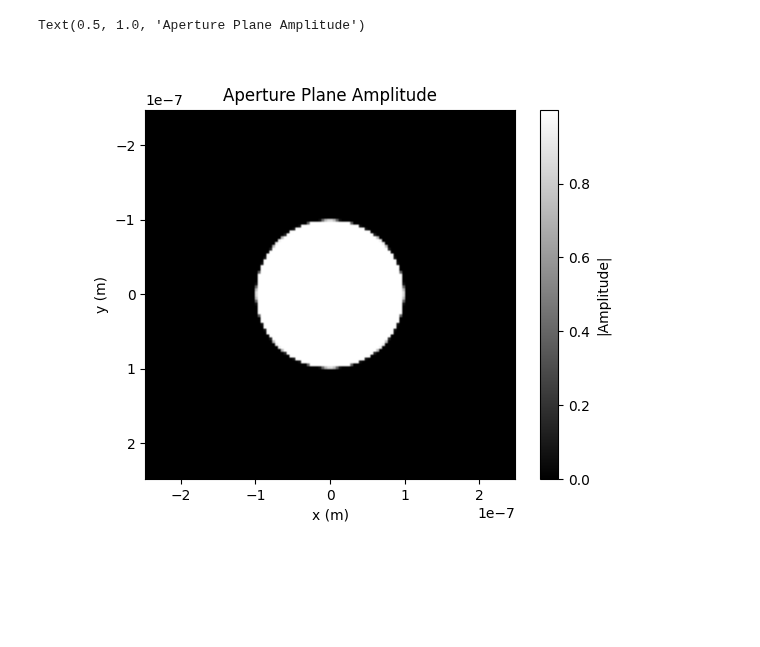
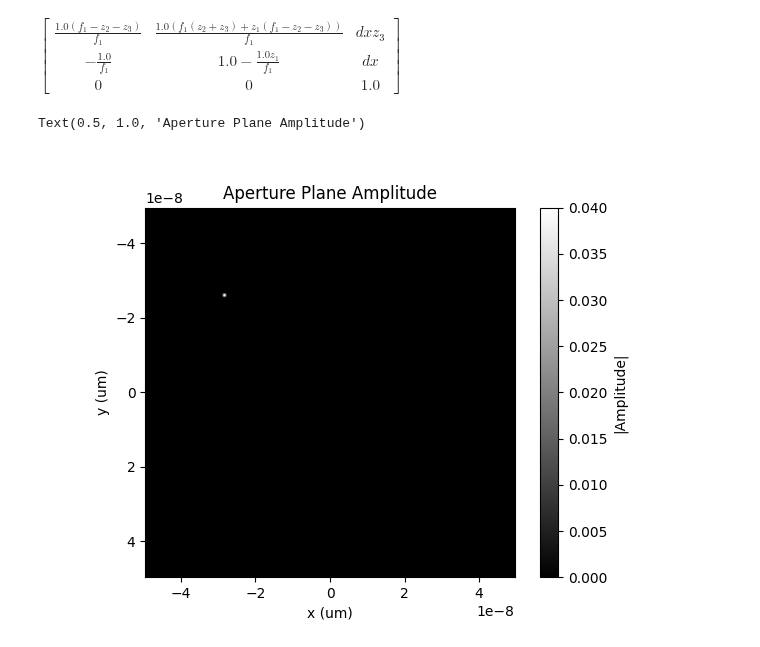
Before and after one commit to TemGym/TemGymCore, a Jupyter notebook: examples/biprism.ipynb, the cells around one changed output. Drawn from its saved outputs; the diff is of its cells as text; code cells hidden in the pictures; blank space fills up the shorter version.

```diff
--- a/examples/biprism.ipynb
+++ b/examples/biprism.ipynb
@@ -20,15 +22,75 @@ import matplotlib.pyplot as plt
+# %%
+import sympy as sp
+
+def propagation_matrix(z, xp=sp):
+    """
+    Returns the 3x3 ABCD matrix for free space propagation over distance z.
+    """
+    if xp == sp:
+        return xp.Matrix([[1, z, 0], [0, 1, 0], [0, 0, 1]])
+    elif xp == np:
+        return np.array([[1.0, z, 0.0], [0.0, 1.0, 0.0], [0.0, 0.0, 1.0]],
+                        dtype=np.float64)
+    elif xp == jnp:
+        return jnp.array([[1.0, z, 0.0], [0.0, 1.0, 0.0], [0.0, 0.0, 1.0]],
+                         dtype=jnp.float64)
+
+
+def lens_matrix(f, xp=sp):
+    """
+    Returns the 3x3 ABCD matrix for a thin lens with focal length f.
+    """
+    if xp == sp:
+        return xp.Matrix([[1, 0, 0], [-1 / f, 1, 0], [0, 0, 1]])
+    elif xp == np:
+        return np.array([[1.0, 0.0, 0.0], [-1.0 / f, 1.0, 0.0], [0.0, 0.0, 1.0]],
+                        dtype=np.float64)
+    elif xp == jnp:
+        return jnp.array([[1.0, 0.0, 0.0], [-1.0 / f, 1.0, 0.0], [0.0, 0.0, 1.0]],
+                         dtype=jnp.float64)
+
+
+def biprism_matrix(biprism_deflection, xp=sp):
+    """
+    Returns the 3x3 ABCD matrix for a thin lens with focal length f.
+    """
+    if xp == sp:
+        return xp.Matrix([[1.0, 0.0, 0.0],
+                          [0.0, 1.0, biprism_deflection],
+                          [0.0, 0.0, 1.0]])
+    elif xp == np:
+        return np.array([[1.0, 0.0, 0.0], [0.0, 1.0, biprism_deflection], [0.0, 0.0, 1.0]],
+                        dtype=np.float64)
+    elif xp == jnp:
+        return jnp.array([[1.0, 0.0, 0.0], [0.0, 1.0, biprism_deflection], [0.0, 0.0, 1.0]],
+                         dtype=jnp.float64)
+
+z1, z2, z3, f1, dx = sp.symbols('z1 z2 z3 f1 dx')
+prop1 = propagation_matrix(z1)
+lens1 = lens_matrix(f1)
+prop2 = propagation_matrix(z2)
+def1 = biprism_matrix(dx)
+prop3 = propagation_matrix(z3)
+
+M = prop3 @ def1 @ prop2 @ lens1 @ prop1
+M = sp.simplify(M)
+
+display(M)
+# %% [output]
+$\displaystyle \left[\begin{matrix}\frac{1.0 \left(f_{1} - z_{2} - z_{3}\right)}{f_{1}} & \frac{1.0 \left(f_{1} \left(z_{2} + z_{3}\right) + z_{1} \left(f_{1} - z_{2} - z_{3}\right)\right)}{f_{1}} & dx z_{3}\\- \frac{1.0}{f_{1}} & 1.0 - \frac{1.0 z_{1}}{f_{1}} & dx\\0 & 0 & 1.0\end{matrix}\right]$
 # %%
-aperture_window_width = 0.5e-6  # 0.5 um aperture window width
+scale = 1
+aperture_window_width = 0.1e-6 * scale  # 0.5 um aperture window width
 num_aper_pixels = 128
 aperture_pixel_size = (aperture_window_width / num_aper_pixels, aperture_window_width / num_aper_pixels)
-aperture_radius = 100e-9  # 100 nm aperture radius
+aperture_radius = 50e-9 * scale # 50 nm aperture radius
 
-num_beams = int(1e6)
+num_beams = 3#int(5e5)
 r1x, r1y = fibonacci_spiral(nb_samples=num_beams, radius=aperture_radius, alpha=0)
 
-wavelength = 2e-12  # 2 pm wavelength
+wavelength = 2e-12 * scale  # 2 pm wavelength
 k = 2 * np.pi / wavelength
-wo = 5e-10
+wo = 1e-11 * scale
 
 #area of aperture
 aperture_area = np.pi * aperture_radius**2
@@ -96,11 +156,11 @@ extent = [input_aperture_grid.coords_1d[0][0], input_aperture_grid.coords_1d[0][
 # %%
 plt.figure()
 plt.imshow(jnp.abs(aperture_image), cmap='gray', extent=extent)
-plt.xlabel('x (m)')
-plt.ylabel('y (m)')
+plt.xlabel('x (um)')
+plt.ylabel('y (um)')
 plt.colorbar(label='|Amplitude|')
 plt.title('Aperture Plane Amplitude')
 # %% [output]
 Text(0.5, 1.0, 'Aperture Plane Amplitude')
-[figure, old version]
+[figure, new version]
 # %%
```
Also changed, not shown: parts of 9 cells of this notebook, 6 other files.
